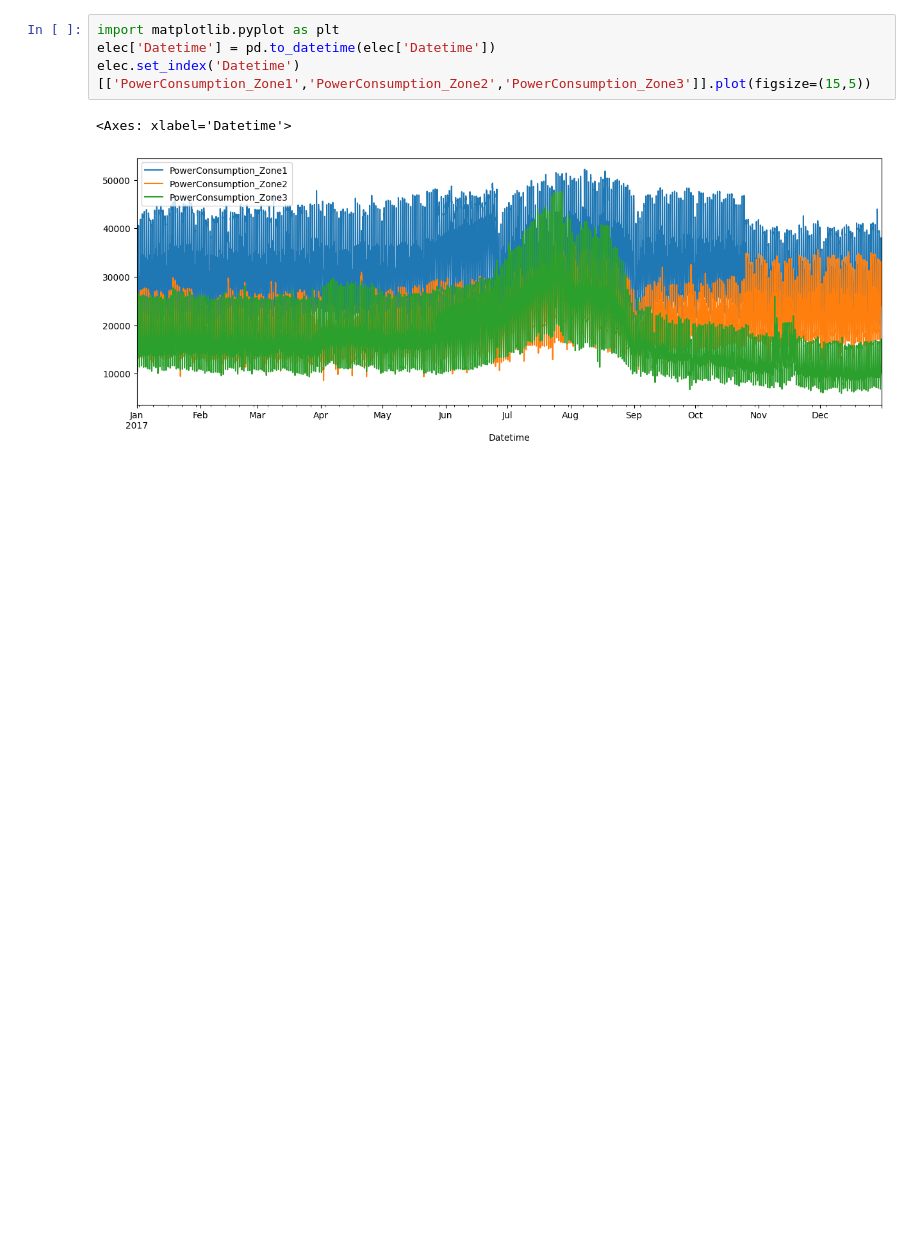
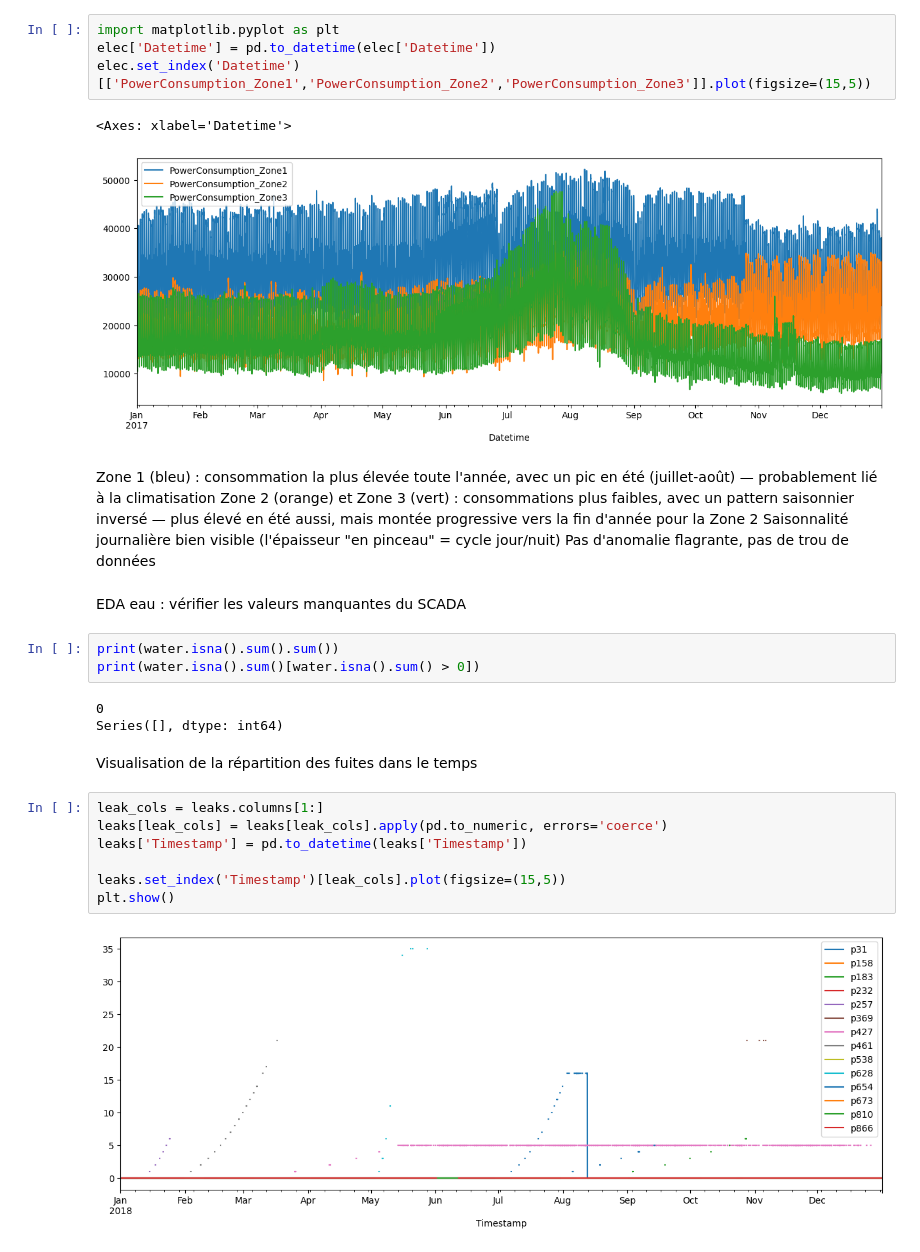
Before and after one commit to alaeazzaoui/redal-smart-platform, a Jupyter notebook: notebooks/Plateforme_Intelligente_Redal.ipynb, the cells around one changed output. Saved outputs shown, nothing was run; the diff lists cells and outputs as text; blank space fills up the shorter version.

```diff
--- a/notebooks/Plateforme_Intelligente_Redal.ipynb
+++ b/notebooks/Plateforme_Intelligente_Redal.ipynb
@@ -66,3 +66,27 @@ elec.set_index('Datetime')[['PowerConsumption_Zone1','PowerConsumption_Zone2','P
 # %% [output]
 <Axes: xlabel='Datetime'>
 [figure]
+# %% [markdown]
+Zone 1 (bleu) : consommation la plus élevée toute l'année, avec un pic en été (juillet-août) — probablement lié à la climatisation
+Zone 2 (orange) et Zone 3 (vert) : consommations plus faibles, avec un pattern saisonnier inversé — plus élevé en été aussi, mais montée progressive vers la fin d'année pour la Zone 2
+Saisonnalité journalière bien visible (l'épaisseur "en pinceau" = cycle jour/nuit)
+Pas d'anomalie flagrante, pas de trou de données
+# %% [markdown]
+EDA eau : vérifier les valeurs manquantes du SCADA
+# %%
+print(water.isna().sum().sum())
+print(water.isna().sum()[water.isna().sum() > 0])
+# %% [output]
+0
+Series([], dtype: int64)
+# %% [markdown]
+ Visualisation de la répartition des fuites dans le temps
+# %%
+leak_cols = leaks.columns[1:]
+leaks[leak_cols] = leaks[leak_cols].apply(pd.to_numeric, errors='coerce')
+leaks['Timestamp'] = pd.to_datetime(leaks['Timestamp'])
+
+leaks.set_index('Timestamp')[leak_cols].plot(figsize=(15,5))
+plt.show()
+# %% [output]
+[figure, added]
```
Also changed, not shown: parts of 58 cells of this notebook.
